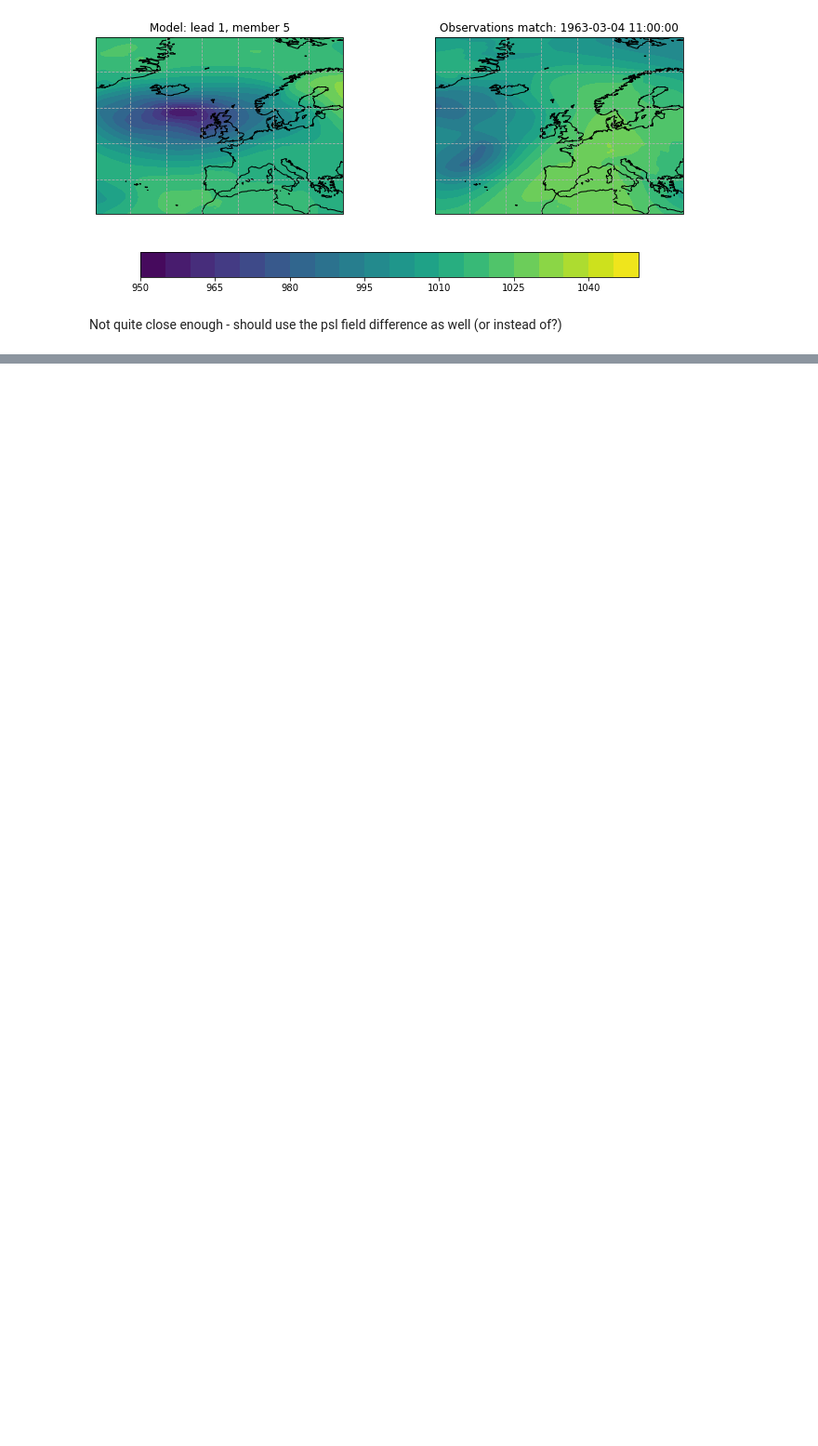
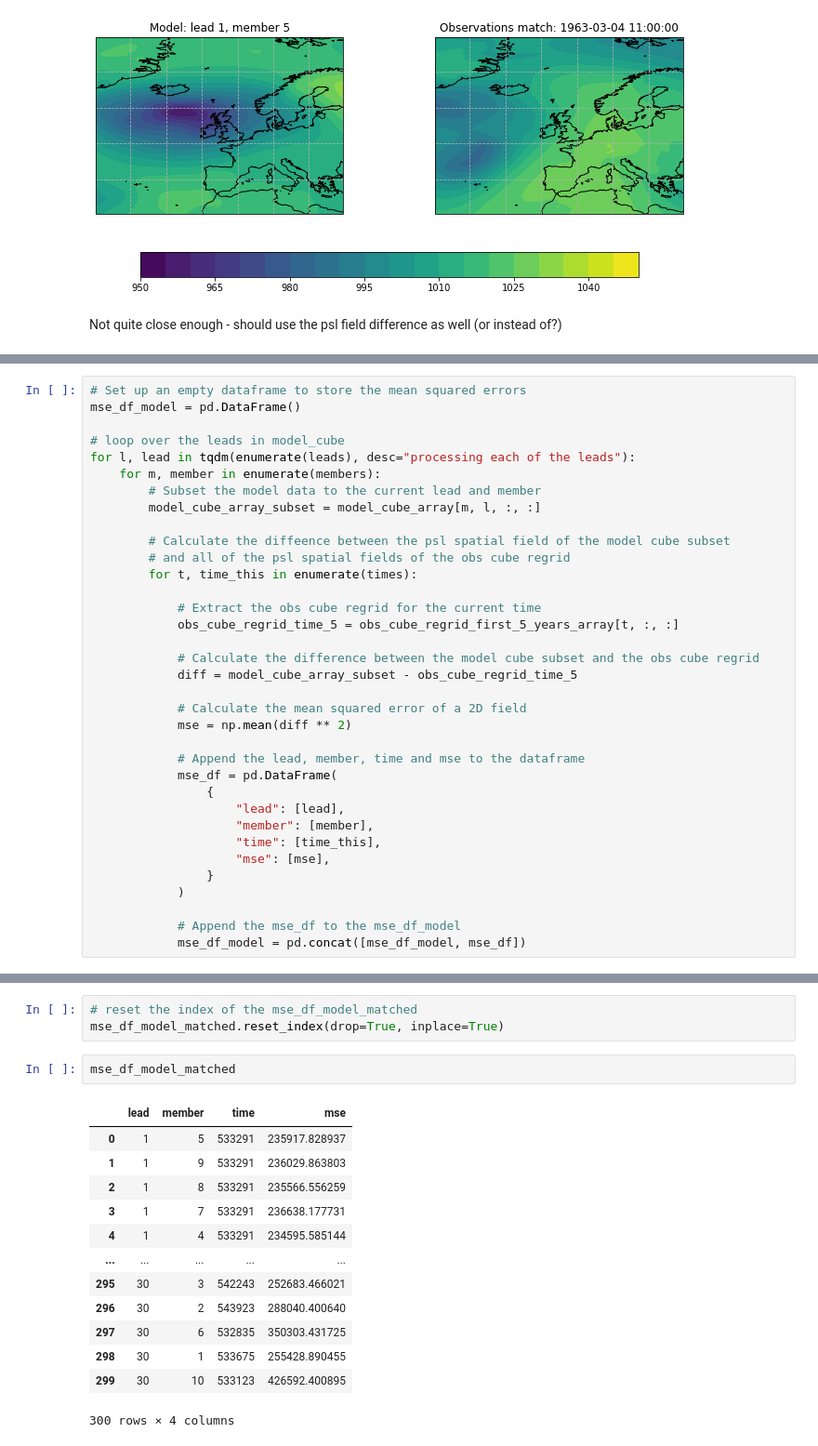
Before and after one commit to benhutchmet/unseen_multi_year, a Jupyter notebook: testing_model_analogs.ipynb, the cells around one changed output, grey strips where cells are left out. Shown at 93% size. Saved outputs shown, nothing was run; the diff lists cells and outputs as text; blank space fills up the shorter version.

```diff
--- a/testing_model_analogs.ipynb
+++ b/testing_model_analogs.ipynb
@@ -751,0 +794,35 @@ Not quite close enough - should use the psl field difference as well (or instead
+# %%
+# Set up an empty dataframe to store the mean squared errors
+mse_df_model = pd.DataFrame()
+
+# loop over the leads in model_cube
+for l, lead in tqdm(enumerate(leads), desc="processing each of the leads"):
+    for m, member in enumerate(members):
+        # Subset the model data to the current lead and member
+        model_cube_array_subset = model_cube_array[m, l, :, :]
+
+        # Calculate the diffeence between the psl spatial field of the model cube subset
+        # and all of the psl spatial fields of the obs cube regrid
+        for t, time_this in enumerate(times):
+
+            # Extract the obs cube regrid for the current time
+            obs_cube_regrid_time_5 = obs_cube_regrid_first_5_years_array[t, :, :]
+
+            # Calculate the difference between the model cube subset and the obs cube regrid
+            diff = model_cube_array_subset - obs_cube_regrid_time_5
+
+            # Calculate the mean squared error of a 2D field
+            mse = np.mean(diff ** 2)
+
+            # Append the lead, member, time and mse to the dataframe
+            mse_df = pd.DataFrame(
+                {
+                    "lead": [lead],
+                    "member": [member],
+                    "time": [time_this],
+                    "mse": [mse],
+                }
+            )
+
+            # Append the mse_df to the mse_df_model
+            mse_df_model = pd.concat([mse_df_model, mse_df])
@@ -751,0 +882,19 @@ Not quite close enough - should use the psl field difference as well (or instead
+# %%
+# reset the index of the mse_df_model_matched
+mse_df_model_matched.reset_index(drop=True, inplace=True)
+# %%
+mse_df_model_matched
+# %% [output]
+|  | lead | member | time | mse |
+| 0 | 1 | 5 | 533291 | 235917.828937 |
+| 1 | 1 | 9 | 533291 | 236029.863803 |
+| 2 | 1 | 8 | 533291 | 235566.556259 |
+| 3 | 1 | 7 | 533291 | 236638.177731 |
+| 4 | 1 | 4 | 533291 | 234595.585144 |
+| ... | ... | ... | ... | ... |
+| 295 | 30 | 3 | 542243 | 252683.466021 |
+| 296 | 30 | 2 | 543923 | 288040.400640 |
+| 297 | 30 | 6 | 532835 | 350303.431725 |
+| 298 | 30 | 1 | 533675 | 255428.890455 |
+| 299 | 30 | 10 | 533123 | 426592.400895 |
+300 rows × 4 columns
```
Also changed, not shown: parts of 12 cells of this notebook.
